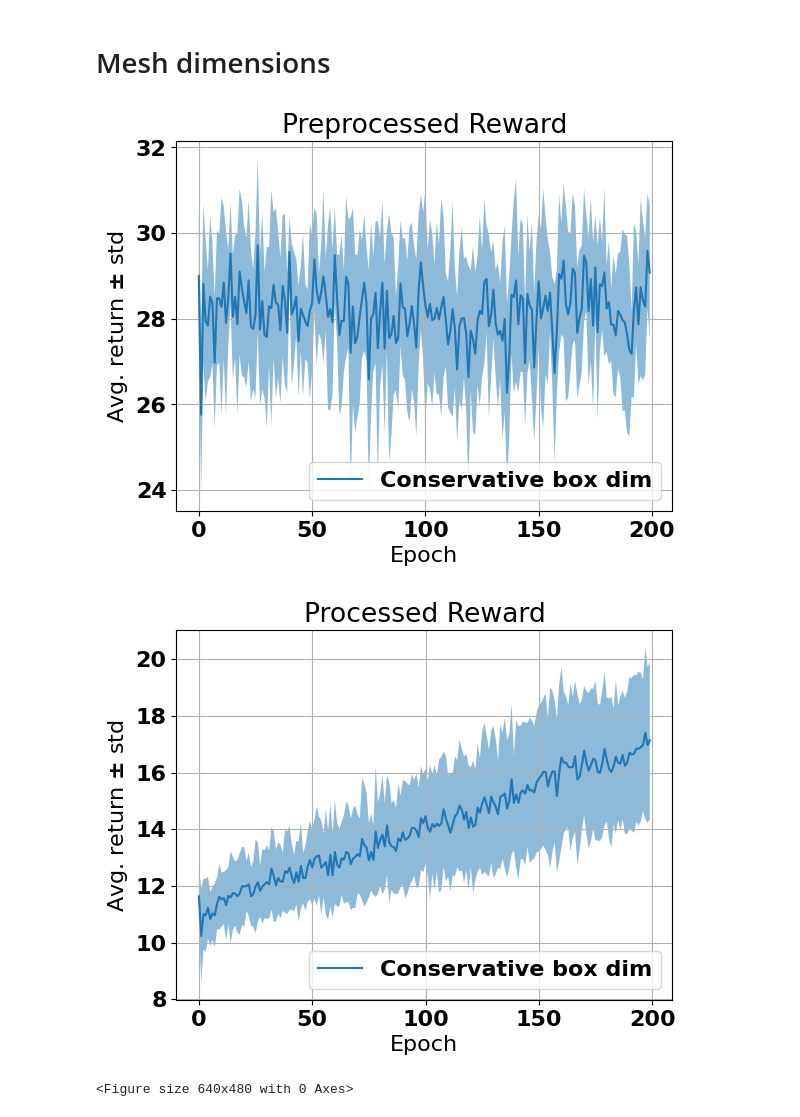
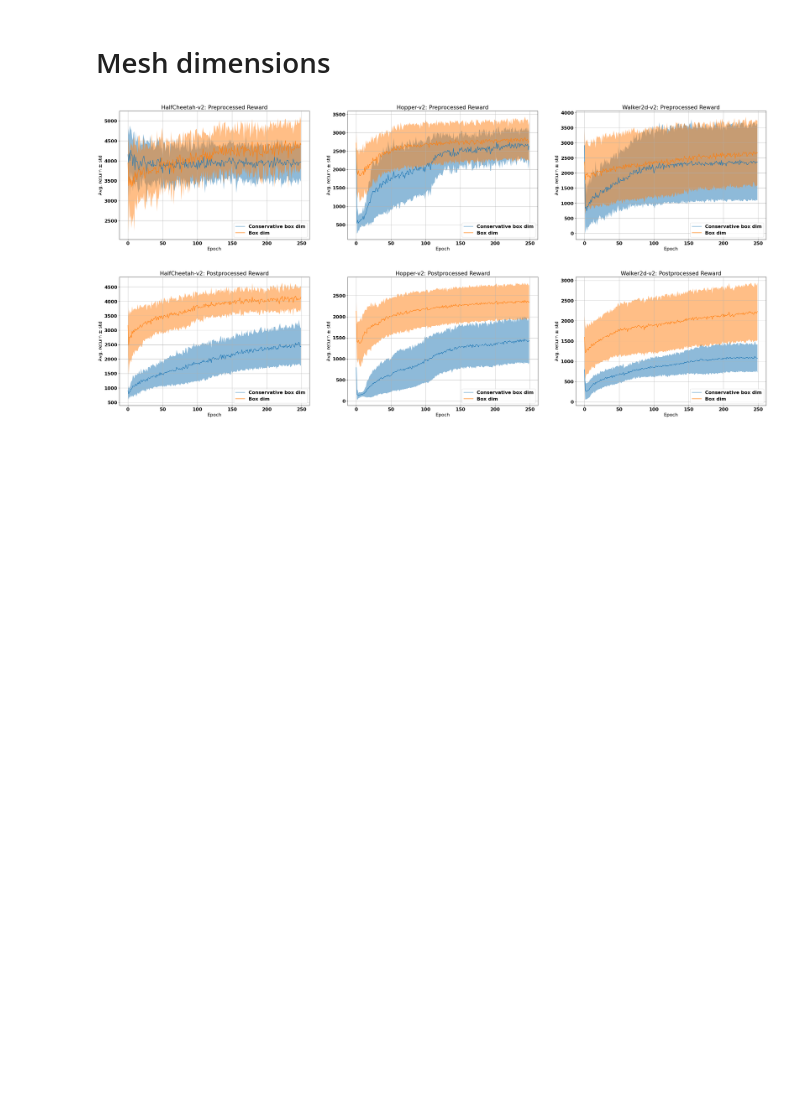
Before and after one commit to sgillen/fractal_rl, a Jupyter notebook: src/make_plots_and_tables.ipynb, the cells around one changed output. Drawn from its saved outputs; the diff is of its cells as text; code cells hidden in the pictures; blank space fills up the shorter version.

```diff
--- a/src/make_plots_and_tables.ipynb
+++ b/src/make_plots_and_tables.ipynb
@@ -83,7 +87,7 @@ def do_rollout_noise(env, policy, obs_std=.001, act_std=.01, num_steps=1000, ren
         obs += torch.randn(obs_size)*obs_std
         obs_list.append(obs.clone())
 
-        #x_list.append(env.unwrapped.sim.data.qpos[0])
+        x_list.append(env.unwrapped.sim.data.qpos[0])
 
 
         act = policy(obs)
@@ -101,7 +105,7 @@ def do_rollout_noise(env, policy, obs_std=.001, act_std=.01, num_steps=1000, ren
     ep_rew = ep_rew.reshape(-1, 1)
 
     torch.autograd.set_grad_enabled(True)
-    return ep_obs, ep_act, ep_rew, None
+    return ep_obs, ep_act, ep_rew, x_list
 # %% [markdown]
 # Variation dimensions
 # %%
@@ -268,10 +256,10 @@ identity mean: 32.961609001159665, std: 2.0793939986019105
 # %% [markdown]
 # Mesh dimensions
 # %%
-#env_names = ["HalfCheetah-v2", "Hopper-v2", "Walker2d-v2"]#, "Ant-v2"]
+# Compute different measures of dimensionality for several trajectories of each agent
 
-env_names = ['MinitaurBulletEnv-v0']
-mdim_save_dir = './data_pb3_mdim_long/'
+env_names = ["HalfCheetah-v2", "Hopper-v2", "Walker2d-v2"]#, "Ant-v2"]
+mdim_save_dir = './data_mcshdim4/'
 
 matplotlib.style.use('default')
 
@@ -280,8 +268,11 @@ font = {'family' : 'normal',
         'size'   : 16}
 
 matplotlib.rc('font', **font)
-#init_names = ["identity", "madodiv", "identity", "identity"]
-init_names = ["identity"]
+init_names = ["identity", "madodiv", "identity"]
+
+fig, axes = plt.subplots(1,3, figsize=(40,8))
+
+i = 0
 for env_name, init_name in zip(env_names, init_names):
     init_data = torch.load(f"{save_dir}{env_name}.xr")
     init_policy_dict = init_data.policy_dict
@@ -289,49 +280,59 @@ for env_name, init_name in zip(env_names, init_names):
     data = torch.load(f"{mdim_save_dir}{env_name}.xr")
     policy_dict = data.policy_dict
     policy_dict['identity'] = init_policy_dict['identity']
     rews = data.rews#/data.post_rews
     exp_names = [fn.__name__ for fn in data.attrs['post_fns']]
     num_seeds = len(policy_dict[exp_names[0]])
 
     means = rews.mean(dim="trial")
     stds = rews.std(dim="trial")
 
     #plt.subplots(1,1, figsize=(10,7))
-    plt.plot(means.T)
-    plt.legend(['Conservative box dim', 'Box dim'], loc='lower right')
+    axes[i].plot(means.T)
+    axes[i].legend(['Conservative box dim', 'Box dim'], loc='lower right')
     ci = stds
 
     for mean, c in zip(means, ci):
-        plt.fill_between([t for t in range(len(mean))], (mean-c), (mean+c), alpha=.5)
+        axes[i].fill_between([t for t in range(len(mean))], (mean-c), (mean+c), alpha=.5)
 
-    plt.title(f"Preprocessed Reward")
-    plt.ylabel(r"Avg. return $\pm$ std")
-    plt.xlabel(r"Epoch")
-    plt.grid()
-    plt.figure()
+    axes[i].set_title(f"{env_name}: Preprocessed Reward")
+    axes[i].set_ylabel(r"Avg. return $\pm$ std")
+    axes[i].set_xlabel(r"Epoch")
+    axes[i].grid()
+    i+=1
 
 
+
+fig, axes = plt.subplots(1,3, figsize=(40,8))
+
+i = 0
+for env_name, init_name in zip(env_names, init_names):
+    init_data = torch.load(f"{save_dir}{env_name}.xr")
+    init_policy_dict = init_data.policy_dict
+
+    data = torch.load(f"{mdim_save_dir}{env_name}.xr")
+    policy_dict = data.policy_dict
+    policy_dict['identity'] = init_policy_dict['identity']
     rews = data.post_rews
     exp_names = [fn.__name__ for fn in data.attrs['post_fns']]
     num_seeds = len(policy_dict[exp_names[0]])
 
     means = rews.mean(dim="trial")
     stds = rews.std(dim="trial")
 
     #plt.subplots(1,1, figsize=(10,7))
-    plt.plot(means.T)
-    plt.legend(['Conservative box dim', 'Box dim'], loc='lower right')
+    axes[i].plot(means.T)
+    axes[i].legend(['Conservative box dim', 'Box dim'], loc='lower right')
     ci = stds
 
     for mean, c in zip(means, ci):
-        plt.fill_between([t for t in range(len(mean))], (mean-c), (mean+c), alpha=.5)
+        axes[i].fill_between([t for t in range(len(mean))], (mean-c), (mean+c), alpha=.5)
 
-    plt.title(f"Processed Reward")
-    plt.ylabel(r"Avg. return $\pm$ std")
-    plt.xlabel(r"Epoch")
-    plt.grid()
-    plt.figure()
+    axes[i].set_title(f"{env_name}: Postprocessed Reward")
+    axes[i].set_ylabel(r"Avg. return $\pm$ std")
+    axes[i].set_xlabel(r"Epoch")
+    axes[i].grid()
+    i+=1
 # %% [output]
-[figure, old version]
+[figure, new version]
-[figure, old version]
+[figure, new version]
-<Figure size 640x480 with 0 Axes>
```
Also changed, not shown: parts of 14 cells of this notebook.
